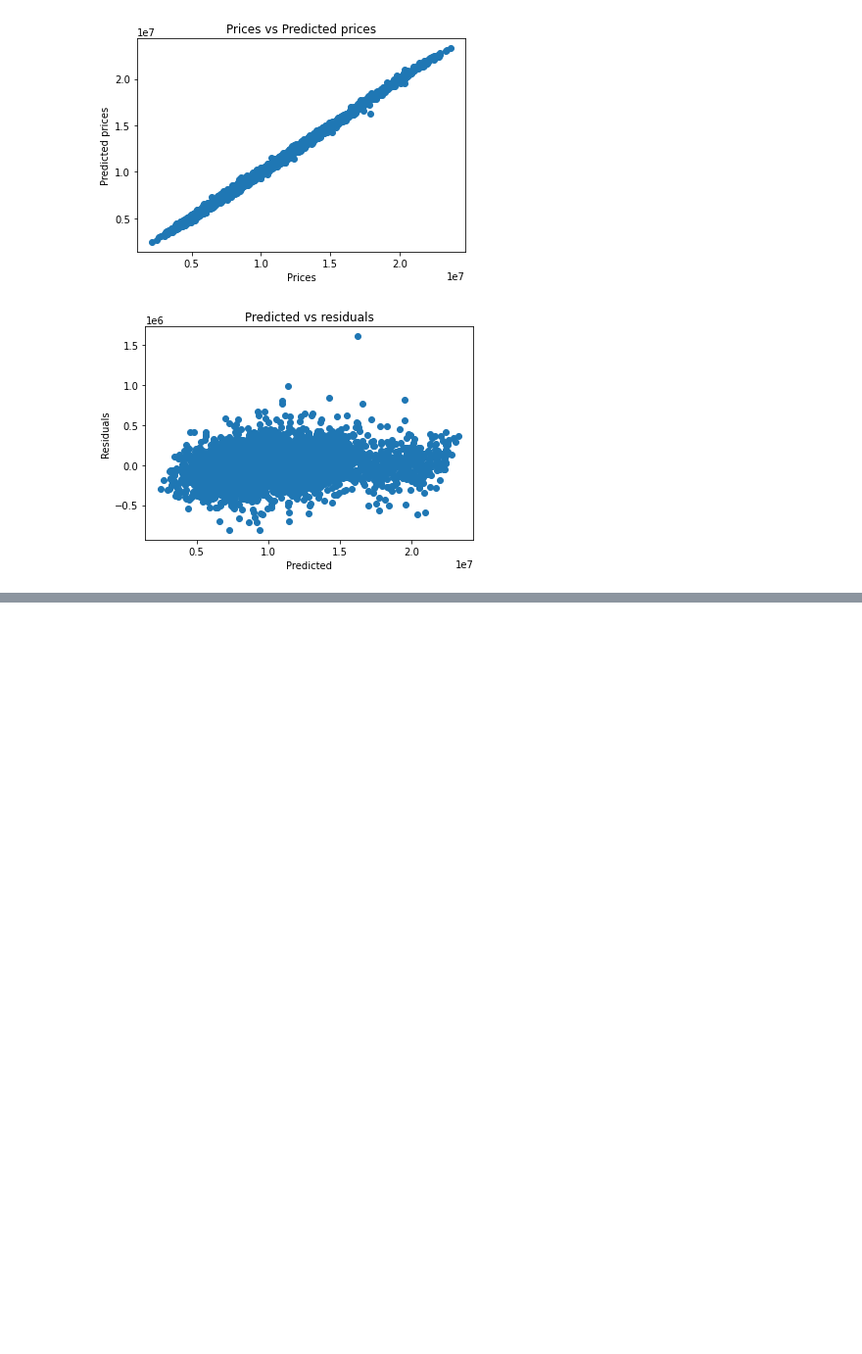
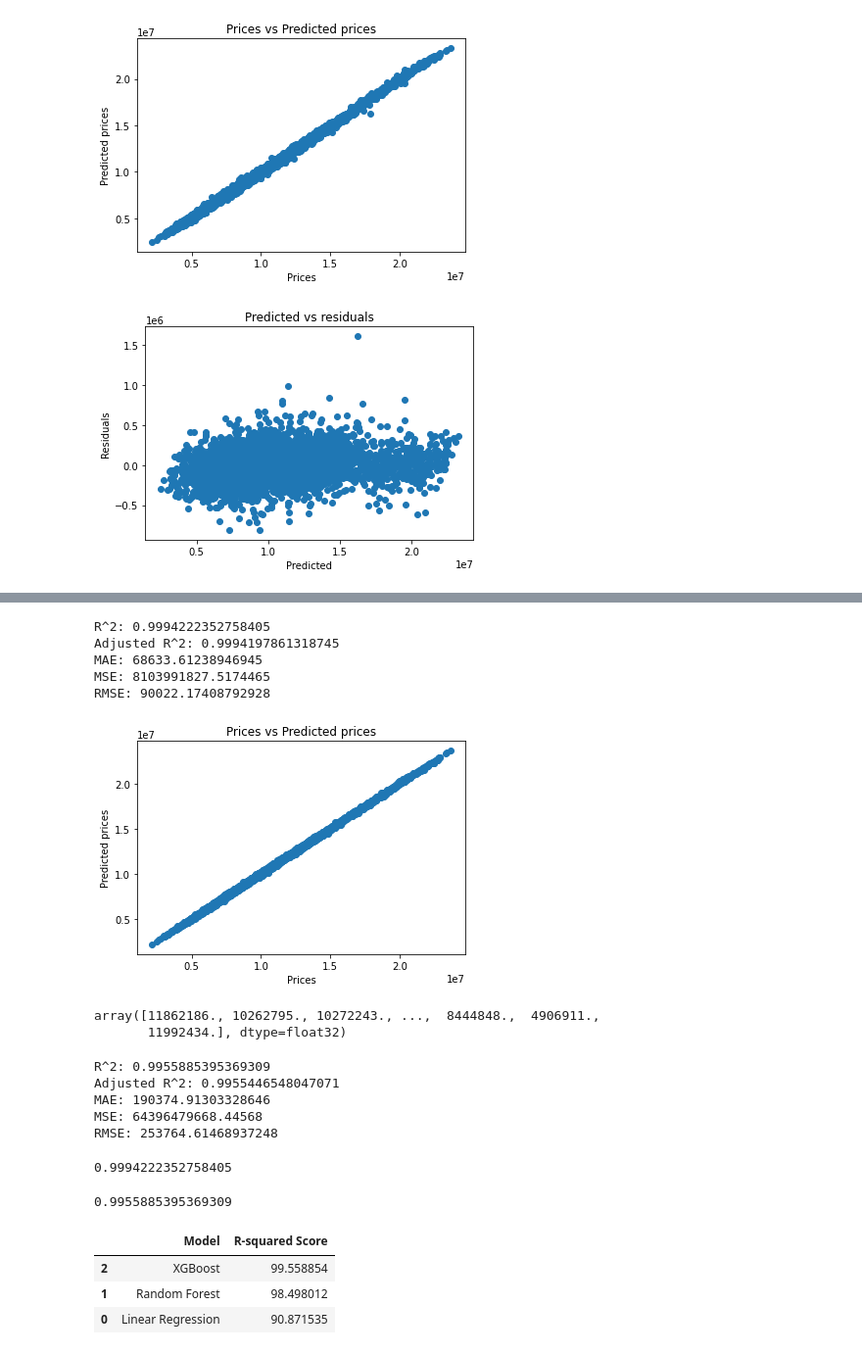
Before and after one commit to Harish-aditya/House-price-prediction, a Jupyter notebook: House_price_prediction.ipynb, the cells around one changed output, grey strips where cells are left out. Shown at 98% size. Cells and saved outputs as stored; diff of their text form; code cells hidden in the pictures; blank space fills up the shorter version.

```diff
--- a/House_price_prediction.ipynb
+++ b/House_price_prediction.ipynb
@@ -1296,0 +1328,9 @@ plt.show()
+# %%
+# Import XGBoost Regressor
+from xgboost import XGBRegressor
+
+#Create a XGBoost Regressor
+reg2 = XGBRegressor()
+
+# Train the model using the training sets
+reg2.fit(X_train, y_train)
@@ -1296,0 +1348,63 @@ plt.show()
+# %%
+y_pred = reg2.predict(X_train)
+# %%
+ # Model Evaluation
+print('R^2:',metrics.r2_score(y_train, y_pred))
+print('Adjusted R^2:',1 - (1-metrics.r2_score(y_train, y_pred))*(len(y_train)-1)/(len(y_train)-X_train.shape[1]-1))
+print('MAE:',metrics.mean_absolute_error(y_train, y_pred))
+print('MSE:',metrics.mean_squared_error(y_train, y_pred))
+print('RMSE:',np.sqrt(metrics.mean_squared_error(y_train, y_pred)))
+# %% [output]
+R^2: 0.9994222352758405
+Adjusted R^2: 0.9994197861318745
+MAE: 68633.61238946945
+MSE: 8103991827.5174465
+RMSE: 90022.17408792928
+# %%
+ # Visualizing the differences between actual prices and predicted values
+plt.scatter(y_train, y_pred)
+plt.xlabel("Prices")
+plt.ylabel("Predicted prices")
+plt.title("Prices vs Predicted prices")
+plt.show()
+# %% [output]
+[figure, added]
+# %%
+#Predicting Test data with the model
+y_test_pred = reg2.predict(X_test)
+y_test_pred
+# %% [output]
+array([11862186., 10262795., 10272243., ...,  8444848.,  4906911.,
+       11992434.], dtype=float32)
+# %%
+# Model Evaluation
+acc_xgb = metrics.r2_score(y_test, y_test_pred)
+print('R^2:', acc_xgb)
+print('Adjusted R^2:',1 - (1-metrics.r2_score(y_test, y_test_pred))*(len(y_test)-1)/(len(y_test)-X_test.shape[1]-1))
+print('MAE:',metrics.mean_absolute_error(y_test, y_test_pred))
+print('MSE:',metrics.mean_squared_error(y_test, y_test_pred))
+print('RMSE:',np.sqrt(metrics.mean_squared_error(y_test, y_test_pred)))
+# %% [output]
+R^2: 0.9955885395369309
+Adjusted R^2: 0.9955446548047071
+MAE: 190374.91303328646
+MSE: 64396479668.44568
+RMSE: 253764.61468937248
+# %%
+reg2.score(X_train,y_train)
+# %% [output]
+0.9994222352758405
+# %%
+reg2.score(X_test,y_test)
+# %% [output]
+0.9955885395369309
+# %%
+models = pd.DataFrame({
+    'Model': ['Linear Regression', 'Random Forest', 'XGBoost'],
+    'R-squared Score': [acc_linreg*100, acc_rf*100, acc_xgb*100]})
+models.sort_values(by='R-squared Score', ascending=False)
+# %% [output]
+|  | Model | R-squared Score |
+| 2 | XGBoost | 99.558854 |
+| 1 | Random Forest | 98.498012 |
+| 0 | Linear Regression | 90.871535 |
```
Also changed, not shown: parts of 6 cells of this notebook.
